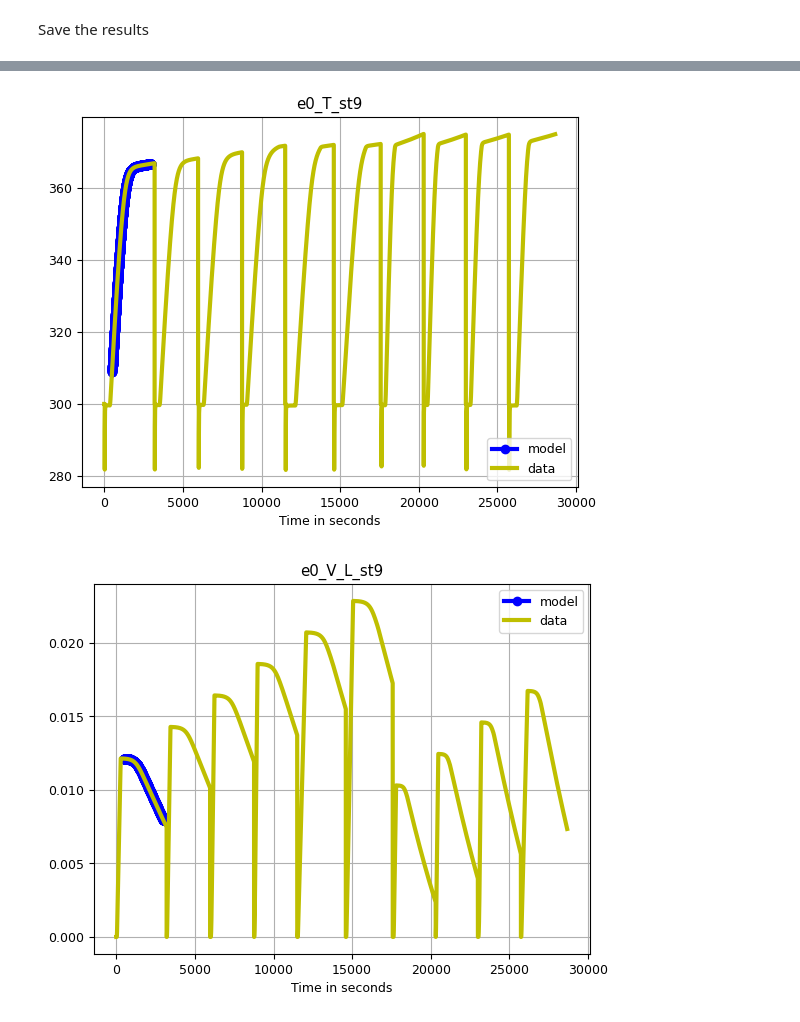
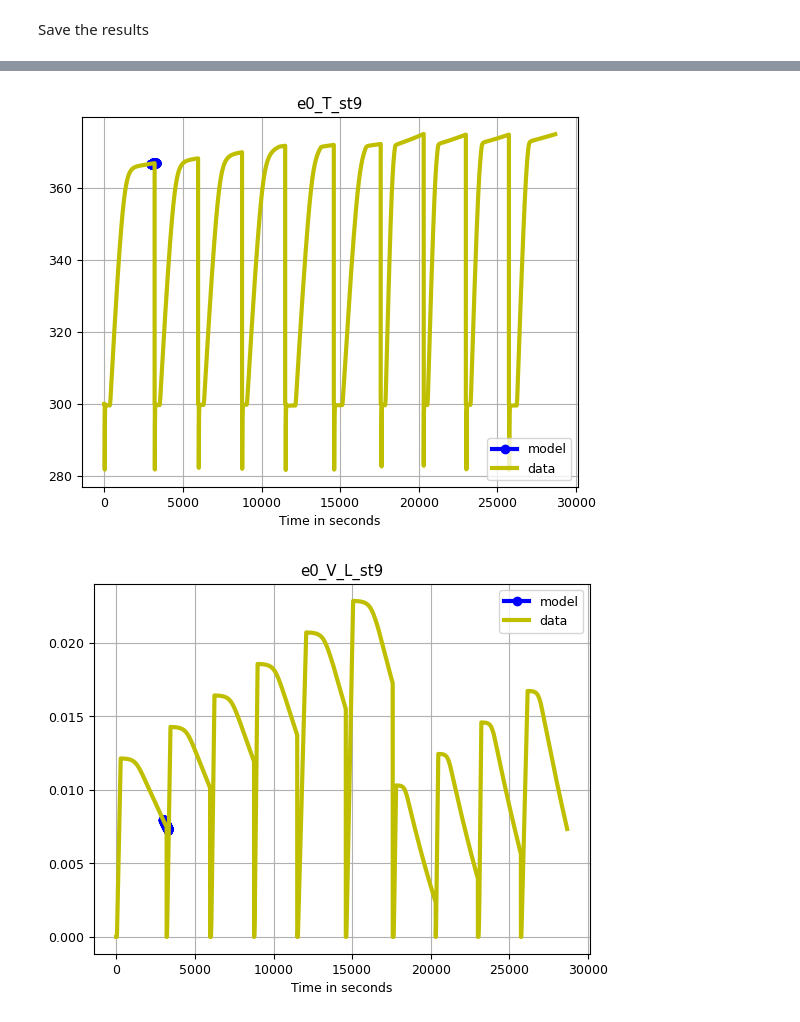
Before and after one commit to Ben121098/Uni-Files, a Jupyter notebook: HIWI bei Dean/Generate and save simulation results based on Torben´data.ipynb, the cells around one changed output, grey strips where cells are left out. Cells and saved outputs as stored; diff of their text form; code cells hidden in the pictures.

```diff
--- a/HIWI bei Dean/Generate and save simulation results based on Torben´data.ipynb
+++ b/HIWI bei Dean/Generate and save simulation results based on Torben´data.ipynb
@@ -22,16 +22,16 @@ Approximate batch indexe ranges from Torben's data
 trajectory = pd.read_pickle("./Data/alldata.pck")
 index_array = np.arange(len(trajectory["Time"]))
 # plt.plot(index_array,trajectory["Flowsheet.e0_HU_L_st9"].to_numpy())
-batch_indexes = {"Batch 1":[500,3000],
-                 "Batch 2":[3300,5900],
-                 "Batch 3":[6200,8400],
-                 "Batch 4":[9000,12500],
-                 "Batch 5":[12000,14600],
-                 "Batch 6":[15000, 17600],
-                 "Batch 7":[17900, 20000],
-                 "Batch 8":[20500, 23000],
-                 "Batch 9":[23350, 25800],
-                 "Batch 10":[26300, 29500]}
+batch_indexes = {"Batch 1":[3000,3100],        # [500,3000]
+                 "Batch 2":[3300,5900],      # [3300,5900]
+                 "Batch 3":[6200,8400],      # [6200,8400]
+                 "Batch 4":[9000,12500],     # [9000,12500]
+                 "Batch 5":[12000,14600],    # [12000,14600]
+                 "Batch 6":[15000, 17600],   #[15000, 17600]
+                 "Batch 7":[17900, 20000],   #[17900, 20000]
+                 "Batch 8":[20500, 23000],   #[20500, 23000]
+                 "Batch 9":[23350, 25800],   #[23350, 25800]
+                 "Batch 10":[26300, 29500]}  #[26300, 29500]
 # %% [markdown]
 Set up the simulator
 # %%
@@ -69,6 +69,7 @@ for step in range(step_num):
     process_time = simulator.data["_time"][-1][0] if step > 0 else 0
     update_u(simulator,trajectory=-1,use_time=True,time=process_time+t0,getoutput=True)
     simulator.make_step(u0)
+    simulator.x0 = casadi.DM(np.ones(simulator.x0.shape))
     if step%200 == 0:
         print(step)
 
@@ -260,8 +250,8 @@ def compare_plots(simulator,trajectory,t0,var_dict:dict,index=0):
             plt.xlabel("Time in seconds")
             plt.title(var_name)
 # %%
-var_dict = {"x":[],"z":["e0_T_st9","e0_V_L_st9"],"u":["e0_F_F_st9","e0_greek_sigma_R"]}
+var_dict = {"x":[],"z":["e0_T_st9","e0_V_L_st9"],"u":["e0_F_F_st9","e0_greek_sigma_R","e0_Q_st9"]}
 compare_plots(simulator,trajectory,t0,var_dict,index=index0)
 # %% [output]
-[figure, old version]
+[figure, new version]
-[figure, old version]
+[figure, new version]
```
Also changed, not shown: parts of 12 cells of this notebook, 18 other files.
